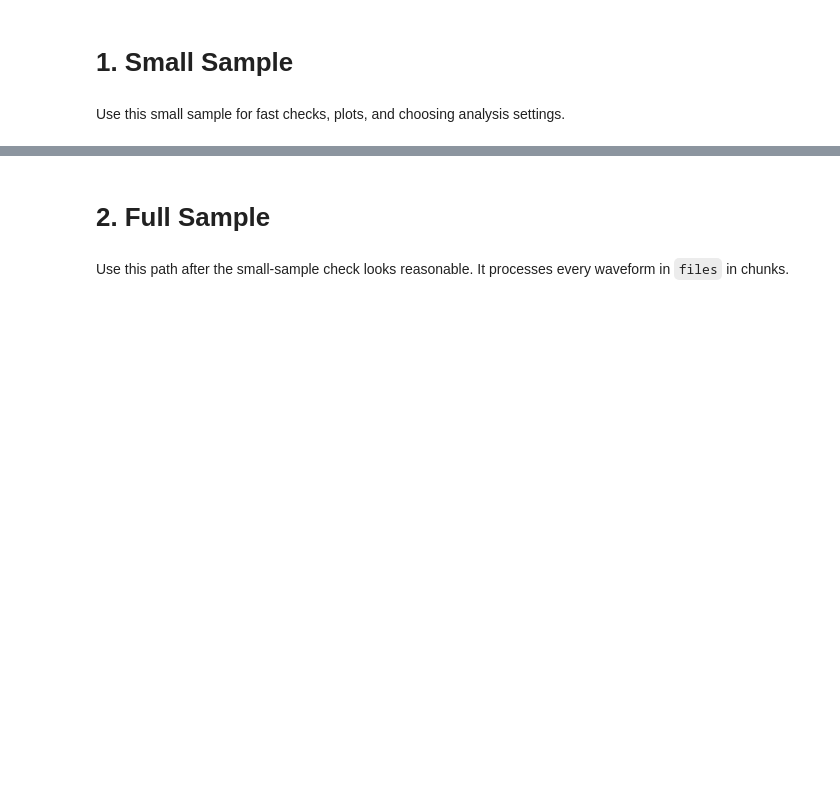
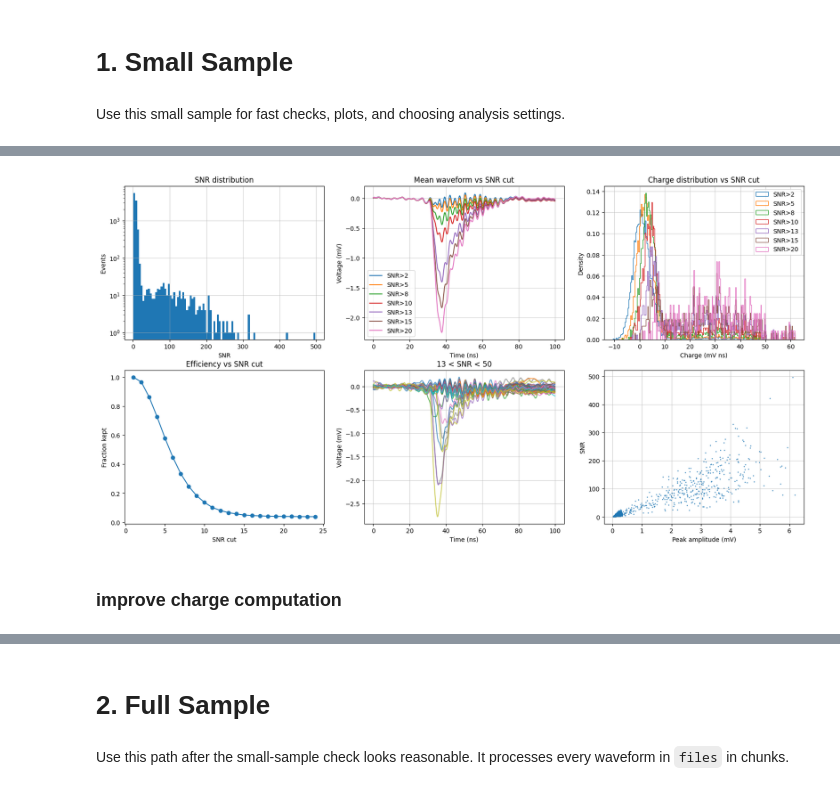
Before and after one commit to TAU-neutrino-lab/PMT-characterization, a Jupyter notebook: PMT-calibration/generic_selection.ipynb, the cells around one changed output, grey strips where cells are left out. Cells and saved outputs as stored; diff of their text form; code cells hidden in the pictures; blank space fills up the shorter version.

```diff
--- a/PMT-calibration/generic_selection.ipynb
+++ b/PMT-calibration/generic_selection.ipynb
@@ -158,0 +213,3 @@ save_plot(fig, save_plots, save_dir, file_nickname, f"basline_quality_{max_sampl
+# %%
+df_sel = df[sanity_mask_keep].copy()
+waveforms_sel = voltage_sample_bs_mV[df_sel["event_id"].values]
@@ -158,0 +309,13 @@ save_plot(fig, save_plots, save_dir, file_nickname, f"basline_quality_{max_sampl
+# %%
+fig, axes = plt.subplots(2, 3, figsize=(20, 10))
+axes = axes.ravel()
+plot_snr_distribution(axes[0], df_sel)
+plot_mean_waveforms_vs_snr(axes[1], df_sel, waveforms_sel, time_ns, cuts=(2, 5, 8, 10, 13, 15, 20))
+plot_charge_histograms_vs_snr(axes[2], df_sel, cuts=(2, 5, 8, 10, 13, 15, 20))
+plot_snr_efficiency(axes[3], df_sel, cuts=np.arange(1, 25))
+plot_waveforms_in_snr_range( axes[4],  df_sel, waveforms_sel, time_ns, snr_min=13, snr_max=50, n_waveforms=50)
+plot_snr_vs_amplitude(axes[5], df_sel)
+# %% [output]
+[figure, added]
+# %% [markdown]
+### improve charge computation
```
Also changed, not shown: parts of 27 cells of this notebook, 2 other files.
